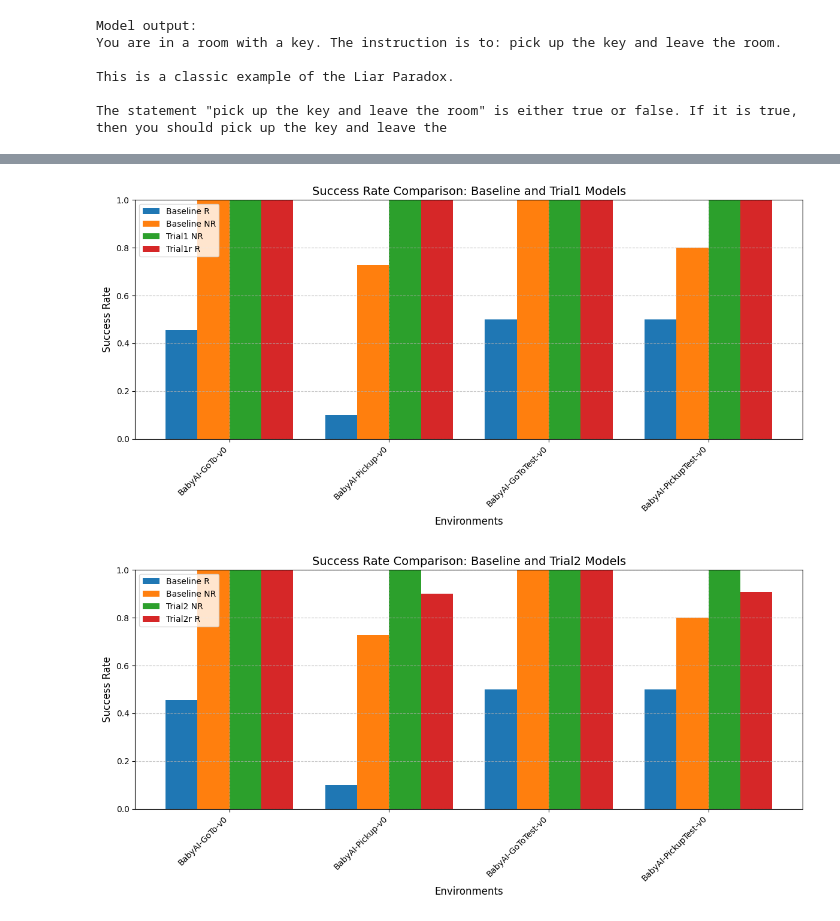
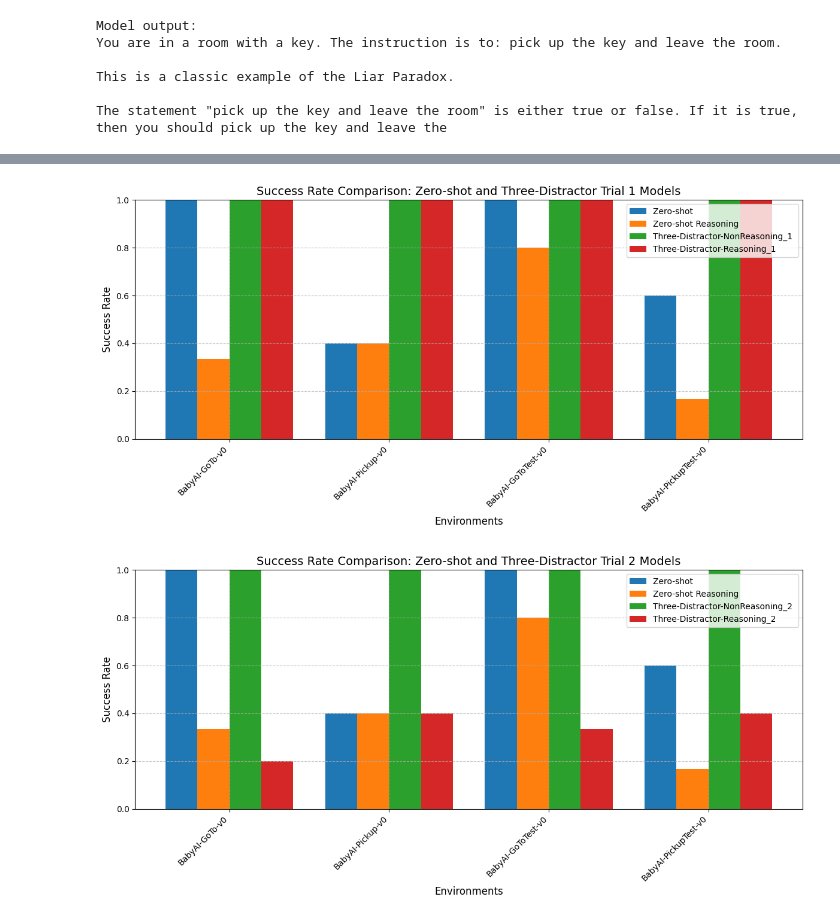
Before and after one commit to pavanpreet-gandhi/rl-llm, a Jupyter notebook: notebooks/evaluation.ipynb, the cells around one changed output, grey strips where cells are left out. Saved outputs shown, nothing was run; the diff lists cells and outputs as text; code cells hidden in the pictures.

```diff
--- a/notebooks/evaluation.ipynb
+++ b/notebooks/evaluation.ipynb
@@ -220,7 +220,7 @@ def evaluate_model_on_envs(env_id, reasoning_flag, model, tokenizer, generation_
             invalid_action_penalty=-1,
             consecutive_invalid_actions_allowed=5,
             reasoning_flag=reasoning_flag,
-            num_dists=0,
+            num_dists=3,
         )
         for _ in range(num_envs)
     ]
@@ -239,6 +239,7 @@ def evaluate_model_on_envs(env_id, reasoning_flag, model, tokenizer, generation_
 
     # Calculate the summary metrics.
     success_rate = sum(stats["success"]) / len(stats["success"])
+    success_rate_std = torch.std(torch.tensor(stats["success"], dtype=torch.float32)).item()
     avg_reward = sum(stats["rewards"]) / len(stats["rewards"])
     std_reward = torch.std(torch.tensor(stats["rewards"], dtype=torch.float32)).item()
     avg_episode_length = sum(stats["episode_lengths"]) / len(stats["episode_lengths"])
@@ -248,6 +249,7 @@ def evaluate_model_on_envs(env_id, reasoning_flag, model, tokenizer, generation_
     # Bundle the results into a dictionary.
     results = {
         "success_rate": success_rate,
+        "success_rate_std": success_rate_std,
         "avg_reward": avg_reward,
         "std_reward": std_reward,
         "avg_episode_length": avg_episode_length,
@@ -296,7 +298,7 @@ for model_name, config in model_configs.items():
                     tokenizer=tokenizer,
                     generation_kwargs=local_generation_kwargs,
                     device=device,
-                    num_episodes=10  # Adjust as needed.
+                    num_episodes=5  # Adjust as needed.
                 )
                 # Save results with a composite key.
                 evaluation_results[(model_name, env_id, reasoning)] = results
@@ -306,6 +308,7 @@ for key, result in evaluation_results.items():
     model_name, env_id, reasoning = key
     print(f"\nResults for {model_name} on {env_id} (reasoning={reasoning}):")
     print(f"  Success Rate: {result['success_rate']}")
+    print(f"  Success Rate Std: {result['success_rate_std']}")
     print(f"  Avg Reward: {result['avg_reward']} (Std: {result['std_reward']})")
     print(f"  Avg Episode Length: {result['avg_episode_length']} (Std: {result['std_episode_length']})")
     print(f"  Avg Num. of Invalid Actions: {result['avg_num_invalid_actions']}")
@@ -400,7 +403,7 @@ def plot_success_rates(env_ids, model_configs_to_plot, evaluation_results, title
                 success_rates.append(0)  # Default to 0 if data is missing
 
         # Plot bars for this model
-        label = f"{model_name} {'R' if reasoning else 'NR'}"
+        label = f"{model_name} {'Reasoning' if reasoning and model_name == 'Zero-shot' else ''}"
         ax.bar(index + i * bar_width, success_rates, bar_width, label=label)
 
     # Customize the plot
@@ -409,42 +412,42 @@ def plot_success_rates(env_ids, model_configs_to_plot, evaluation_results, title
     ax.set_title(title, fontsize=14)
     ax.set_xticks(index + bar_width * (n_models - 1) / 2)
     ax.set_xticklabels(env_ids, rotation=45, ha='right')
     ax.set_ylim(0, 1)  # Success rate ranges from 0 to 1
     ax.legend()
     ax.grid(True, linestyle='--', alpha=0.7)
     plt.tight_layout()
     plt.show()
 
 # Define all environments to plot
 env_ids = seen_env_ids + unseen_env_ids
 
 # First plot: Baseline (R), Baseline (NR), Trial1 (NR), Trial1r (R)
 first_plot_models = [
-    ("Baseline", True),   # Baseline with reasoning
-    ("Baseline", False),  # Baseline without reasoning
-    ("Trial1", False),    # Trial1 without reasoning
-    ("Trial1r", True)     # Trial1r with reasoning
+    ("Zero-shot", False),  # Baseline without reasoning
+    ("Zero-shot", True),   # Baseline with reasoning
+    ("Three-Distractor-NonReasoning_1", False),    # Trial1 without reasoning
+    ("Three-Distractor-Reasoning_1", True)     # Trial1r with reasoning
 ]
 plot_success_rates(
     env_ids=env_ids,
     model_configs_to_plot=first_plot_models,
     evaluation_results=evaluation_results,
-    title="Success Rate Comparison: Baseline and Trial1 Models"
+    title="Success Rate Comparison: Zero-shot and Three-Distractor Trial 1 Models"
 )
 
 # Second plot: Baseline (R), Baseline (NR), Trial2 (NR), Trial2r (R)
 second_plot_models = [
-    ("Baseline", True),   # Baseline with reasoning
-    ("Baseline", False),  # Baseline without reasoning
-    ("Trial2", False),    # Trial2 without reasoning
-    ("Trial2r", True)     # Trial2r with reasoning
+    ("Zero-shot", False),  # Baseline without reasoning
+    ("Zero-shot", True),   # Baseline with reasoning
+    ("Three-Distractor-NonReasoning_2", False),    # Trial2 without reasoning
+    ("Three-Distractor-Reasoning_2", True)     # Trial2r with reasoning
 ]
 plot_success_rates(
     env_ids=env_ids,
     model_configs_to_plot=second_plot_models,
     evaluation_results=evaluation_results,
-    title="Success Rate Comparison: Baseline and Trial2 Models"
+    title="Success Rate Comparison: Zero-shot and Three-Distractor Trial 2 Models"
 )
 # %% [output]
-[figure, old version]
+[figure, new version]
-[figure, old version]
+[figure, new version]
```
Also changed, not shown: parts of 2 cells of this notebook.
